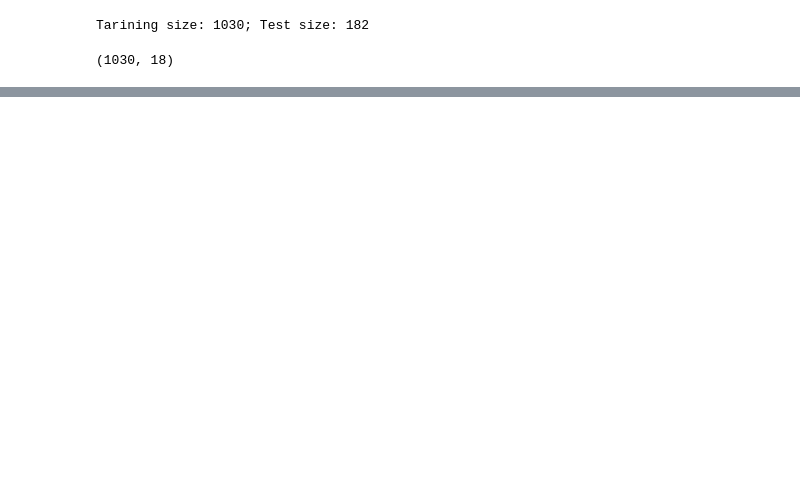
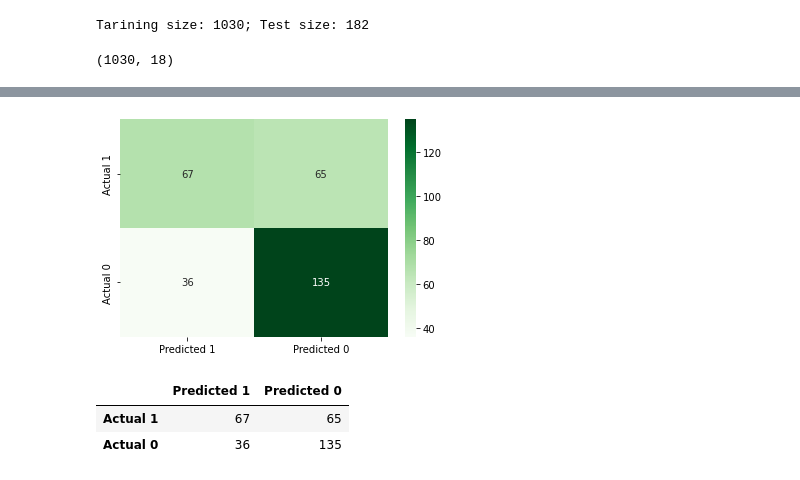
Before and after one commit to Azykan/Final-Project, a Jupyter notebook: Decision_Tree_ML.ipynb, the cells around one changed output, grey strips where cells are left out. Drawn from its saved outputs; the diff is of its cells as text; code cells hidden in the pictures; blank space fills up the shorter version.

```diff
--- a/Decision_Tree_ML.ipynb
+++ b/Decision_Tree_ML.ipynb
@@ -229,0 +339,13 @@ Accuracy: 62.1 %
+# %%
+# Scaling the data.
+X_train_scaled = X_scaler.transform(X_train)
+X_test_scaled = X_scaler.transform(X_test)
+# %%
+# Create a random forest classifier.
+rf_model = RandomForestClassifier(n_estimators=100, random_state=78)
+# %%
+# Fitting the model
+rf_model = rf_model.fit(X_train_scaled, y_train)
+# %%
+# Making predictions using the testing data.
+prediction = rf_model.predict(X_test_scaled)
@@ -229,0 +369,18 @@ Accuracy: 62.1 %
+# %%
+# Calculating the confusion matrix.
+cm2 = confusion_matrix(y_test, prediction)
+
+# Create a DataFrame from the confusion matrix.
+cm2_df = pd.DataFrame(
+    cm2, index=["Actual 1", "Actual 0"], columns=["Predicted 1", "Predicted 0"])
+sns.heatmap(cm2_df,cmap="Greens", annot=True,fmt=".0f"
+           )
+#formatting the numbers in seaborn
+plt.show()
+
+cm2_df
+# %% [output]
+[figure, added]
+|  | Predicted 1 | Predicted 0 |
+| Actual 1 | 67 | 65 |
+| Actual 0 | 36 | 135 |
```
Also changed, not shown: parts of 49 cells of this notebook.
